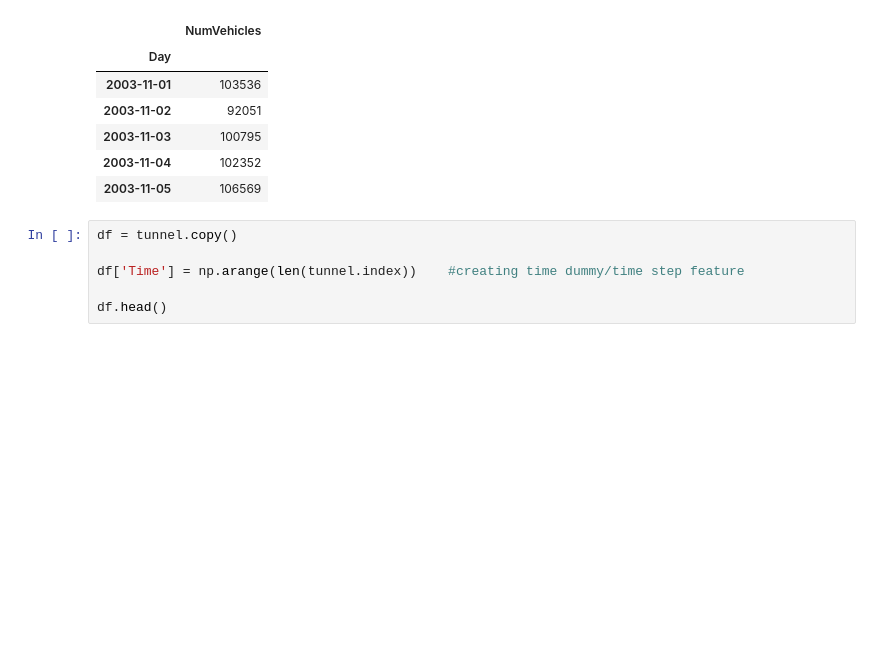
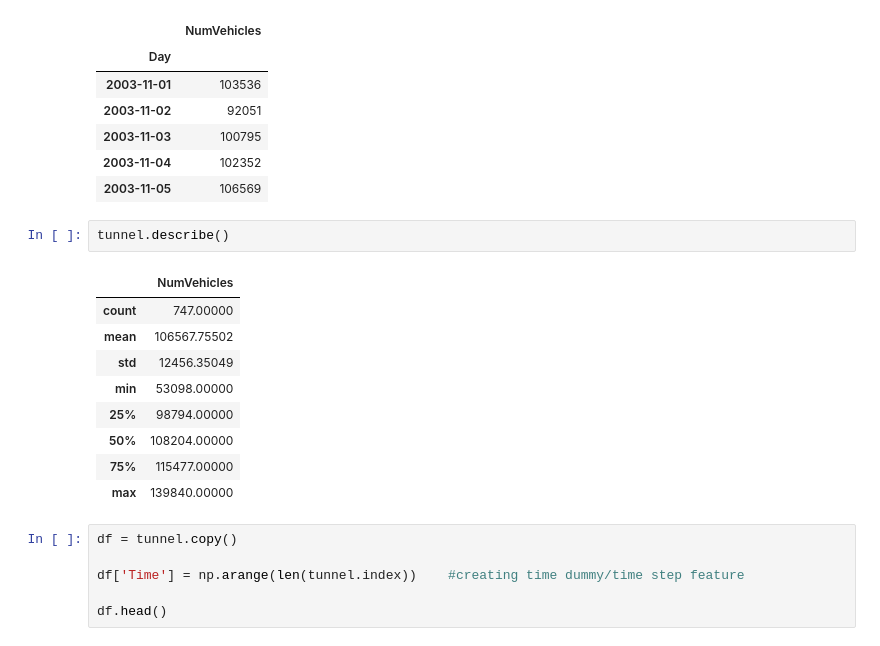
Before and after one commit to SohamBera16/Time-series-analysis-and-forecasting-using-tunnel-traffic-data, a Jupyter notebook: tunnel-traffic-time-series-forecasting.ipynb, the cells around one changed output. Drawn from its saved outputs; the diff is of its cells as text; blank space fills up the shorter version.

Commit message:
Tunnel Traffic time series forecasting | Version 4

```diff
--- a/tunnel-traffic-time-series-forecasting.ipynb
+++ b/tunnel-traffic-time-series-forecasting.ipynb
@@ -55,6 +55,18 @@ tunnel.head()
 | 2003-11-03 | 100795 |
 | 2003-11-04 | 102352 |
 | 2003-11-05 | 106569 |
+# %%
+tunnel.describe()
+# %% [output]
+|  | NumVehicles |
+| count | 747.00000 |
+| mean | 106567.75502 |
+| std | 12456.35049 |
+| min | 53098.00000 |
+| 25% | 98794.00000 |
+| 50% | 108204.00000 |
+| 75% | 115477.00000 |
+| max | 139840.00000 |
 # %%
 df = tunnel.copy()
 
```
Also changed, not shown: parts of 2 cells of this notebook.
